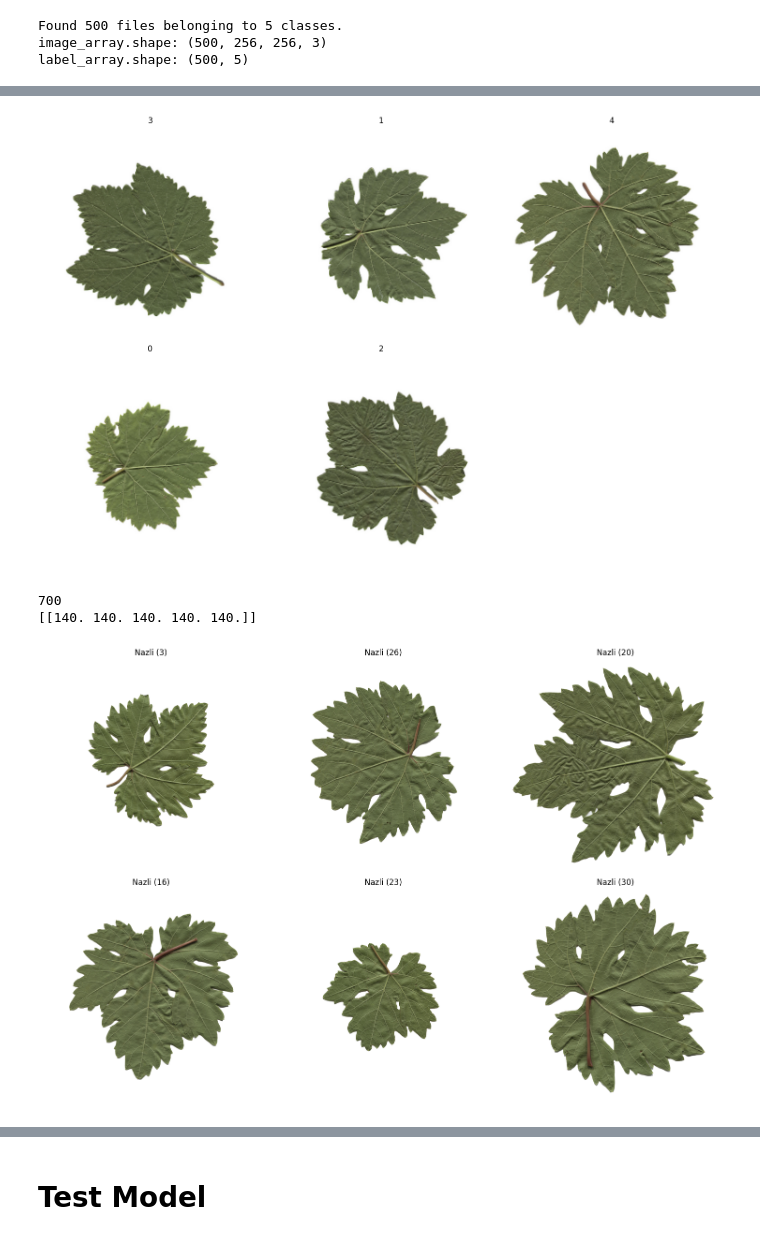
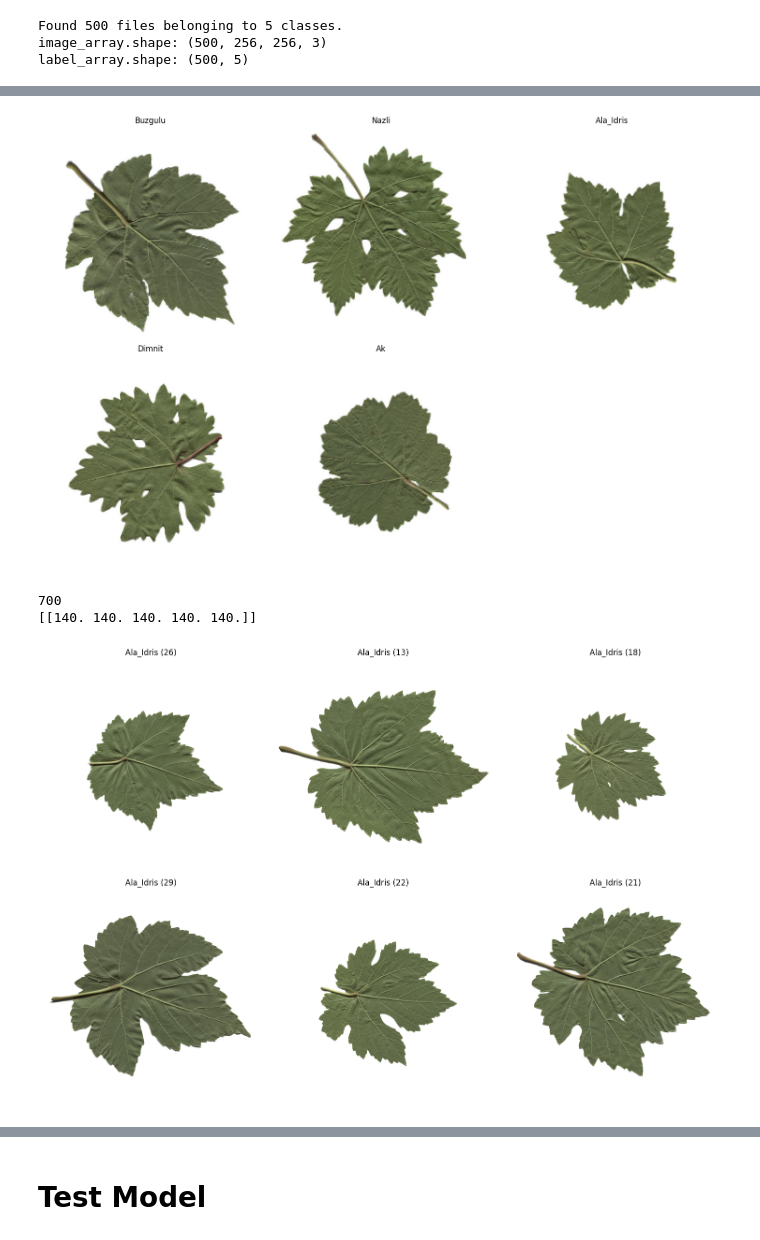
Before and after one commit to MattiaPedemonte/Leaf-classificator, a Jupyter notebook: Collab_leaf_classification.ipynb, the cells around one changed output, grey strips where cells are left out. Cells and saved outputs as stored; diff of their text form; code cells hidden in the pictures.

Commit message:
95% Collab_leaf_classification

```diff
--- a/Collab_leaf_classification.ipynb
+++ b/Collab_leaf_classification.ipynb
@@ -19,8 +23,10 @@ GPU is available
 seed = 121  # You can use any integer value as the seed
 IMG_SIZE = (256, 256)
 BATCH_SIZE = 32
+path = "Grapevine_Leaves_Image_Dataset"
+path_collab = '/content/drive/MyDrive/leaf_classification/'
 all_data = tf.keras.utils.image_dataset_from_directory(
-    '/content/drive/MyDrive/leaf_classification/Grapevine_Leaves_Image_Dataset',
+    path_collab+path,
     labels='inferred',
     label_mode='categorical',  # etichette one-hot
     image_size=IMG_SIZE,  # ad esempio (224, 224)
@@ -65,6 +71,12 @@ test_data = tf.data.Dataset.from_tensor_slices((X_test, y_test))#.batch(BATCH_SI
 Found 500 files belonging to 5 classes.
 image_array.shape: (500, 256, 256, 3)
 label_array.shape: (500, 5)
+# %%
+classes = [name for name in os.listdir(path_collab + path) if os.path.isdir(os.path.join(path_collab + path, name))]
+dict_map = {idx: element for idx, element in enumerate(classes)}
+
+# a = [0,1,2,1,2,3,1]
+# mapped_elements = list(map(lambda x: dict_map[x], a)) <- how to convert keys list to the element name list
 # %%
 print(train_data.cardinality().numpy()) #num BATCH
 for image_batch, labels_batch in train_data:
@@ -154,7 +166,7 @@ for i in range(5):
     ax = axs[i // 3, i % 3]
     ax.imshow(IMG[i])
     ax.axis('off')
-    ax.set_title(LABEL_IMG[i])
+    ax.set_title(dict_map[LABEL_IMG[i]])
 
 ax = axs[1, 2]
 ax.axis('off')
@@ -165,34 +177,34 @@ plt.show()
 print(size)
 print(num_class_elem)
 # %% [output]
-[figure, old version]
+[figure, new version]
 700
 [[140. 140. 140. 140. 140.]]
 # %%
 # Path to the directory containing images
-path = "/content/drive/MyDrive/leaf_classification/Grapevine_Leaves_Image_Dataset/Nazli"
+PathToInspect = path_collab + path + "/" + classes[0]
 # Get a list of all image file names in the directory
-image_files = [f for f in os.listdir(path) if os.path.isfile(os.path.join(path, f))]
+image_files = [f for f in os.listdir(PathToInspect) if os.path.isfile(os.path.join(PathToInspect, f))]
 # Display the first 6 images with their labels
 fig, axs = plt.subplots(2, 3, figsize=(15, 10))
 
 for i in range(6):
     # Get the image file name and its label
     image_file = image_files[i]
     label = image_file.split('.')[0]
 
     # Load and display the image
-    img_path = os.path.join(path, image_file)
+    img_path = os.path.join(PathToInspect, image_file)
     img = mpimg.imread(img_path)
     ax = axs[i // 3, i % 3]
     ax.imshow(img)
     ax.axis('off')
     ax.set_title(label)
 
 plt.tight_layout()
 plt.show()
 # %% [output]
-[figure, old version]
+[figure, new version]
 # %%
 num_classes = y_train.shape[1]
 # n = "resNet_fineTuned_"
```
Also changed, not shown: parts of 17 cells of this notebook.
